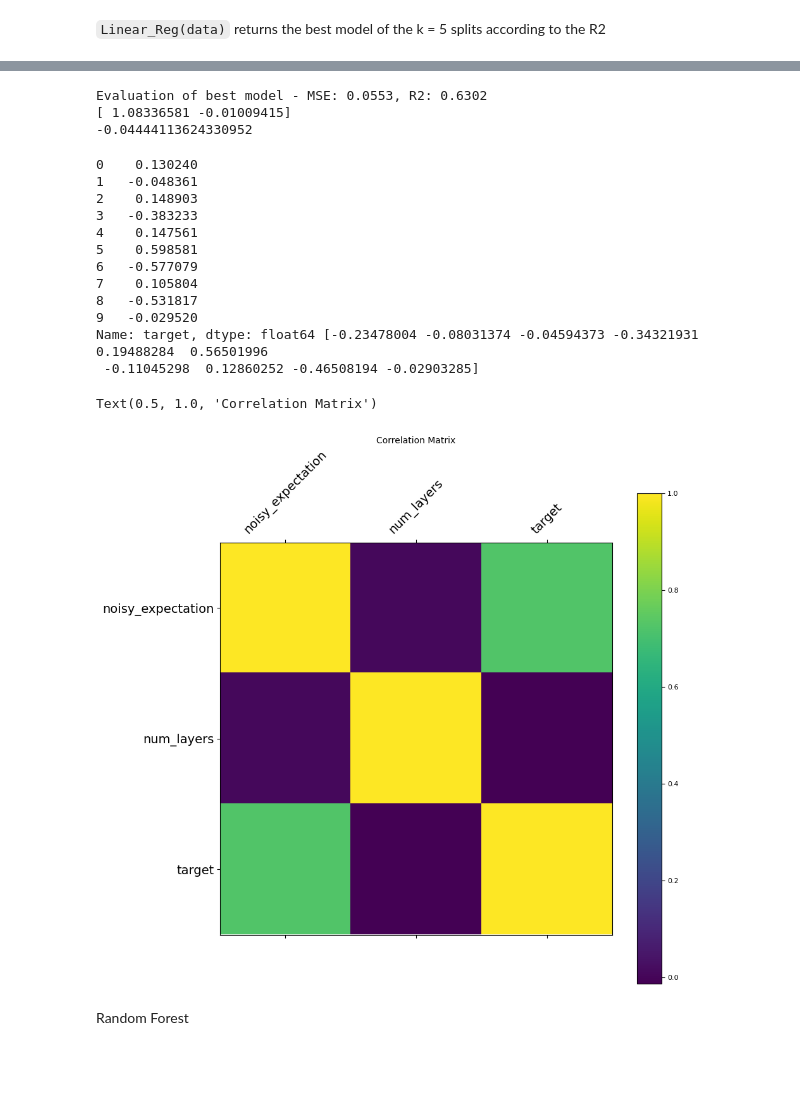
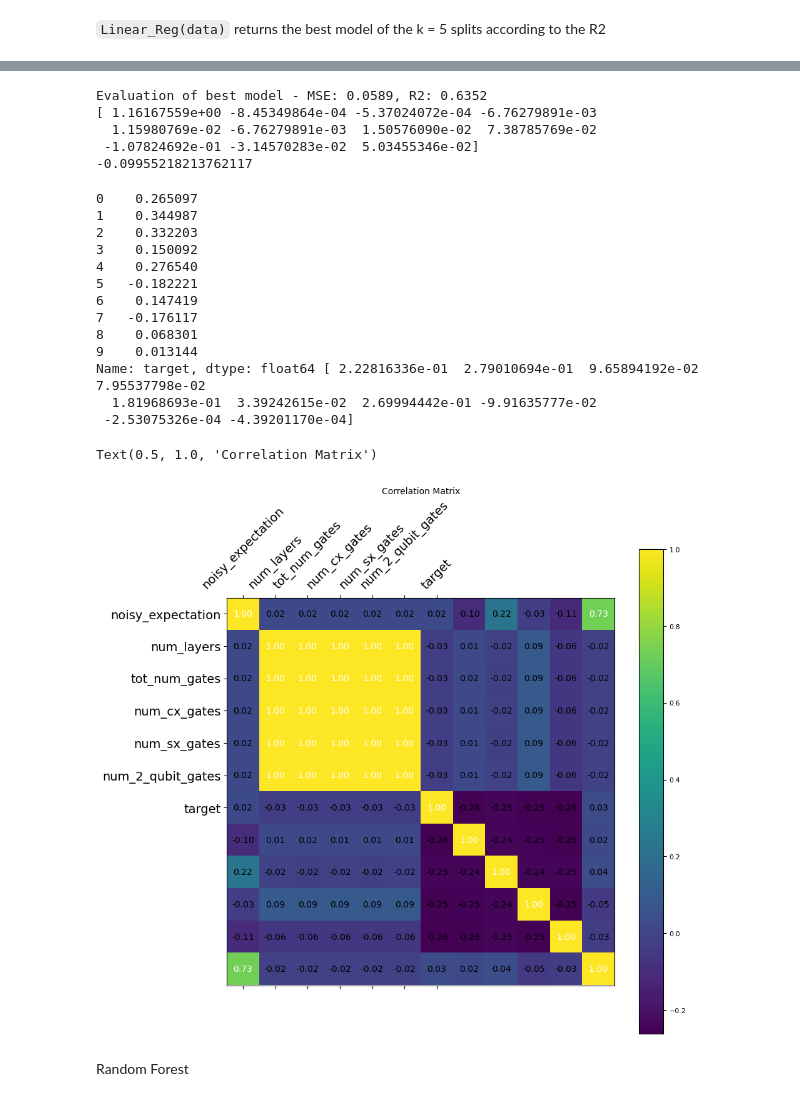
Before and after one commit to prachisharma21/ML_4_QEM, a Jupyter notebook: dataset.ipynb, the cells around one changed output, grey strips where cells are left out. Drawn from its saved outputs; the diff is of its cells as text; code cells hidden in the pictures; blank space fills up the shorter version.

Commit message:
added encoding for observables

```diff
--- a/dataset.ipynb
+++ b/dataset.ipynb
@@ -27,7 +31,7 @@ def extract_features(path):
     #print(len(dict["Quantum_circuit"]))
     data = dict_["Quantum_circuit"][0].__dict__["_data"]
     #print(dict["Quantum_circuit"][0].draw())
-
+    circuit = dict_["Quantum_circuit"][0]
 
     qubits = str(data)
     #print(qubits)
@@ -68,10 +72,43 @@ def extract_features(path):
     res = dict()
     res['noisy_expectation'] = dict_['noisy_expectation']
     res['num_layers'] = dict_['num_layers']
-    #res['observable'] = dict_['obervable']
+
+    res['tot_num_gates'] = circuit.size()
+    gates = circuit.count_ops()
+    res['num_cx_gates'] = gates['cx']
+    res['num_sx_gates'] = gates['sx']
+    res['num_2_qubit_gates'] = len(df_new)
+
+    # encoded obervable as binary number for locations where measured
+    input_string = dict_['obervable']
+    encoded_string = ''.join(['0' if char == 'I' else '1' for char in input_string])
+    #res['observable'] = int(encoded_string)
+    # if input_string[idx] == 'X':
+    #     res['observable'] = 1 * (idx)
+    # elif input_string[idx] == 'Y':
+    #     res['observable'] = 2 * (idx)
+    # elif input_string[idx] == 'Z':
+    #     res['observable'] = 3 * idx
+    # else:
+    #     print('shit')
+
+    # le = LabelEncoder()
+    # obs = ran_VQE.create_all_single_q_observables()
+    # encoded = le.fit_transform(obs)
+    # for index, item in enumerate(obs):
+    #     if item == input_string:
+    #         res['observable'] = encoded[index]
+
+    res['observable_dummy_1'] =not dict_['obervable'][0]=="I"
+    res['observable_dummy_2'] =not dict_['obervable'][1]=="I"
+    res['observable_dummy_3'] =not dict_['obervable'][2]=="I"
+    res['observable_dummy_4'] =not dict_['obervable'][3]=="I"
+    res['observable_dummy_5'] =not dict_['obervable'][4]=="I"
+
     # tmp = count_gate_paris(df_new, 'gates')
     # for i in tmp.keys():
     #     res['count_' + i] = tmp[i]
     res['target'] = dict_['ideal_expectation']
 
     return res
+extract_features("./pickles/circ_50.pickle")
@@ -191,37 +286,42 @@ print(f'Evaluation of best model - MSE: {MSE:.4f}, R2: {R2:.4f}')
 print(best_model.coef_)
 print(best_model.intercept_)
 # %% [output]
-Evaluation of best model - MSE: 0.0553, R2: 0.6302
-[ 1.08336581 -0.01009415]
--0.04444113624330952
+Evaluation of best model - MSE: 0.0589, R2: 0.6352
+[ 1.16167559e+00 -8.45349864e-04 -5.37024072e-04 -6.76279891e-03
+  1.15980769e-02 -6.76279891e-03  1.50576090e-02  7.38785769e-02
+ -1.07824692e-01 -3.14570283e-02  5.03455346e-02]
+-0.09955218213762117
 # %%
 print(y_eval[:10], y_pred_eval[:10])
 # %% [output]
-0    0.130240
-1   -0.048361
-2    0.148903
-3   -0.383233
-4    0.147561
-5    0.598581
-6   -0.577079
-7    0.105804
-8   -0.531817
-9   -0.029520
-Name: target, dtype: float64 [-0.23478004 -0.08031374 -0.04594373 -0.34321931  0.19488284  0.56501996
- -0.11045298  0.12860252 -0.46508194 -0.02903285]
+0    0.265097
+1    0.344987
+2    0.332203
+3    0.150092
+4    0.276540
+5   -0.182221
+6    0.147419
+7   -0.176117
+8    0.068301
+9    0.013144
+Name: target, dtype: float64 [ 2.22816336e-01  2.79010694e-01  9.65894192e-02  7.95537798e-02
+  1.81968693e-01  3.39242615e-02  2.69994442e-01 -9.91635777e-02
+ -2.53075326e-04 -4.39201170e-04]
 # %%
 from matplotlib import pyplot as plt
 
 f = plt.figure(figsize=(10, 10))
 plt.matshow(df_train.corr(), fignum=f.number)
+for (i, j), val in np.ndenumerate(df_train.corr().values):
+    plt.text(j, i, f'{val:.2f}', ha='center', va='center', color='white' if abs(val) > 0.5 else 'black')
 plt.xticks(range(df_train.select_dtypes(['number']).shape[1]), df_train.select_dtypes(['number']).columns, fontsize=14, rotation=45)
 plt.yticks(range(df_train.select_dtypes(['number']).shape[1]), df_train.select_dtypes(['number']).columns, fontsize=14)
 cb = plt.colorbar()
 cb.ax.tick_params(labelsize=8)
 plt.title('Correlation Matrix', fontsize=10)
 # %% [output]
 Text(0.5, 1.0, 'Correlation Matrix')
-[figure, old version]
+[figure, new version]
 # %% [markdown]
 Random Forest
 # %%
```
Also changed, not shown: parts of 10 cells of this notebook, 1 other file.
